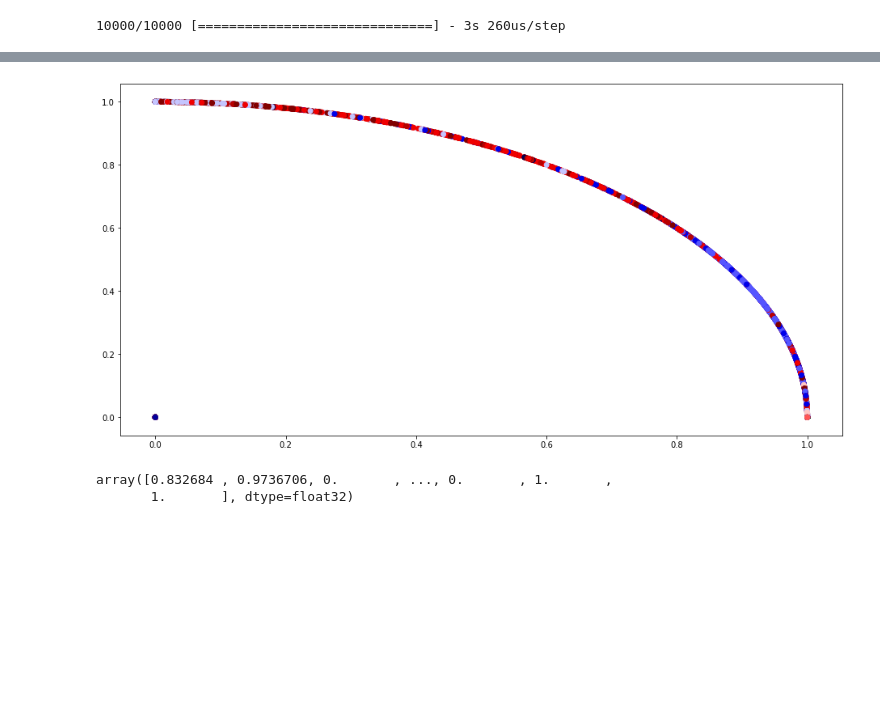
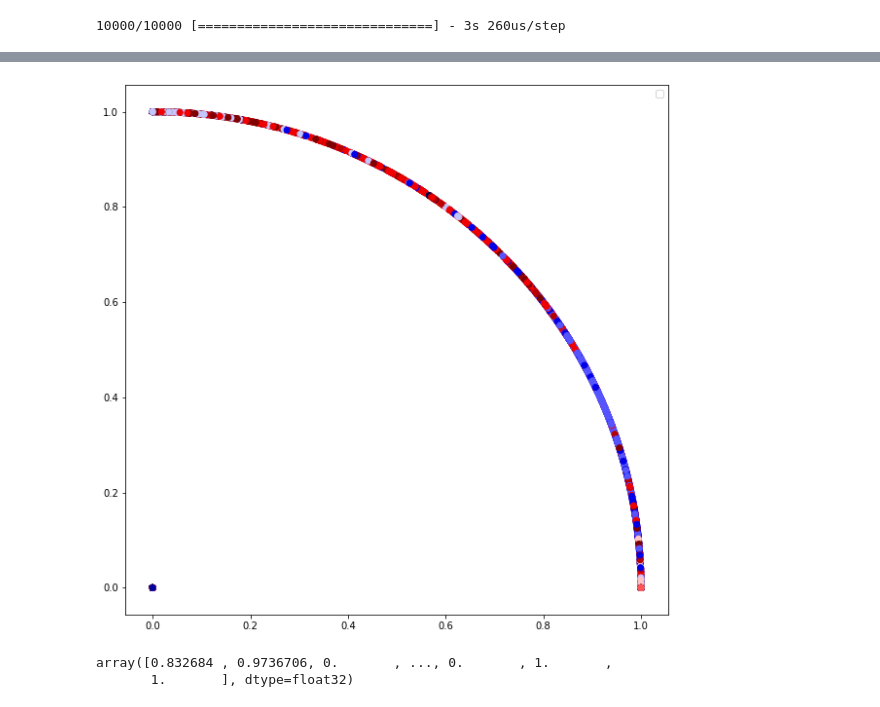
Before and after one commit to takecx/ArcFace-Keras, a Jupyter notebook: notebook/ArcFace.ipynb, the cells around one changed output, grey strips where cells are left out. Saved outputs shown, nothing was run; the diff lists cells and outputs as text; code cells hidden in the pictures; blank space fills up the shorter version.

```diff
--- a/notebook/ArcFace.ipynb
+++ b/notebook/ArcFace.ipynb
@@ -275,6 +275,8 @@ feature_pred_normalize = normalize(feature_pred,norm='l2')
 import matplotlib.cm as cm
 # 可視化
 y_test_label = np.argmax(y_test,axis=1)
-plt.figure(figsize=(16,8))
+plt.figure(figsize=(10,10))
 plt.scatter(feature_pred_normalize[:,0],feature_pred_normalize[:,1],c=y_test_label,cmap=cm.seismic)
+plt.legend()
+plt.show()
 # %% [output]
@@ -282,4 +284,4 @@ plt.scatter(feature_pred_normalize[:,0],feature_pred_normalize[:,1],c=y_test_lab
-[figure, old version]
+[figure, new version]
 # %%
 feature_pred_normalize[:,0]
 # %% [output]
```
Also changed, not shown: parts of 1 cell of this notebook.
